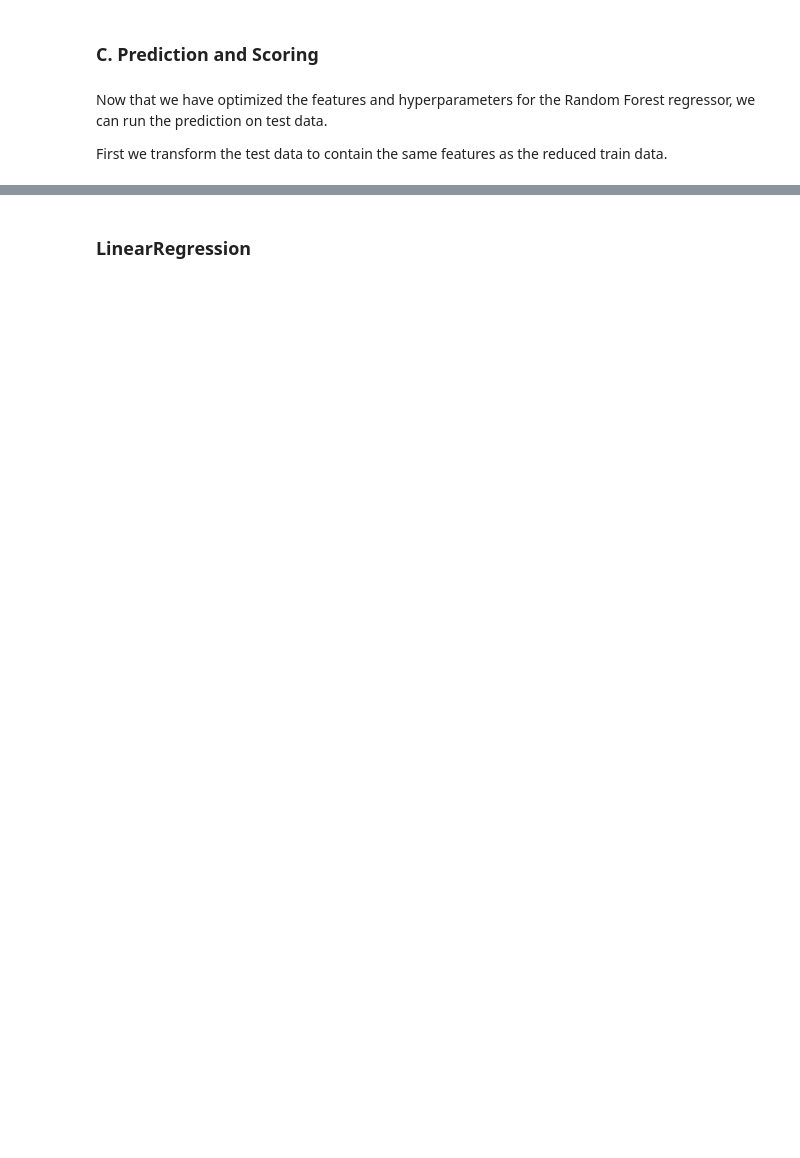
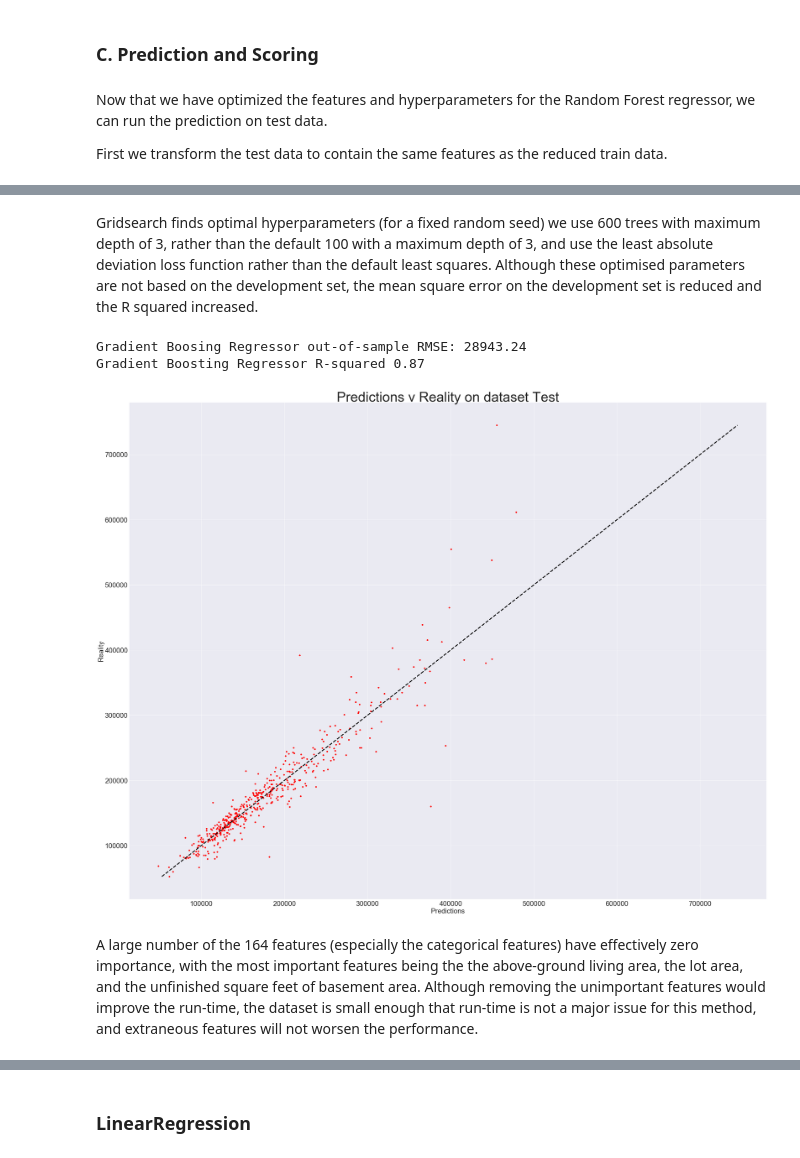
Before and after one commit to saurav-datta/house-prices, a Jupyter notebook: House Prices Prediction.ipynb, the cells around one changed output, grey strips where cells are left out. Drawn from its saved outputs; the diff is of its cells as text; code cells hidden in the pictures; blank space fills up the shorter version.

```diff
--- a/House Prices Prediction.ipynb
+++ b/House Prices Prediction.ipynb
@@ -1175,0 +1205,12 @@ RandomForest RMSE:  32514.4918846
+# %%
+def root_mean_squared_error(model, X, y_true):
+    y_predict = model.predict(X)
+    return np.sqrt(mean_squared_error(y_predict, y_true))
+
+gradreg = GradientBoostingRegressor(random_state=0)
+gradreg.fit(train_data_new, train_labels)
+gradreg_rmse = root_mean_squared_error(gradreg, test_data, test_labels)
+print("Gradient Boosing Regressor out-of-sample RMSE:",
+      round(gradreg_rmse,2))
+print("Gradient Boosting Regressor R-squared",
+      round(gradreg.score(test_data, test_labels),2))
@@ -1175,0 +1260,36 @@ RandomForest RMSE:  32514.4918846
+# %% [markdown]
+Gridsearch finds optimal hyperparameters (for a fixed random seed) we use 600 trees with maximum depth of 3, rather than the default 100 with a maximum depth of 3, and use the least absolute deviation loss function rather than the default least squares. Although these optimised parameters are not based on the development set, the mean square error on the development set is reduced and the R squared increased.
+# %%
+gradreg = GradientBoostingRegressor(n_estimators = 600, max_depth=3,
+                                    loss = 'lad', random_state=0)
+gradreg.fit(train_data_new, train_labels)
+gradreg_rmse = root_mean_squared_error(gradreg, test_data, test_labels)
+print("Gradient Boosing Regressor out-of-sample RMSE:",
+      round(gradreg_rmse,2))
+print("Gradient Boosting Regressor R-squared",
+      round(gradreg.score(test_data, test_labels),2))
+# %% [output]
+Gradient Boosing Regressor out-of-sample RMSE: 28943.24
+Gradient Boosting Regressor R-squared 0.87
+# %%
+# Let's plot it to better vizualize
+
+reality = test_labels
+predictions = gradreg.predict(test_data)
+
+matplotlib.rc('xtick', labelsize=30)
+matplotlib.rc('ytick', labelsize=30)
+
+fig, ax = plt.subplots(figsize=(50, 40))
+
+plt.style.use('ggplot')
+plt.plot(predictions, reality, 'ro')
+plt.xlabel('Predictions', fontsize = 30)
+plt.ylabel('Reality', fontsize = 30)
+plt.title('Predictions v Reality on dataset Test', fontsize = 60)
+ax.plot([reality.min(), reality.max()], [reality.min(), reality.max()], 'k--', lw=4)
+plt.show()
+# %% [output]
+[figure, added]
+# %% [markdown]
+A large number of the 164 features (especially the categorical features) have effectively zero importance, with the most important features being the the above-ground living area, the lot area, and the unfinished square feet of basement area. Although removing the unimportant features would improve the run-time, the dataset is small enough that run-time is not a major issue for this method, and extraneous features will not worsen the performance.
```
Also changed, not shown: parts of 102 cells of this notebook.
